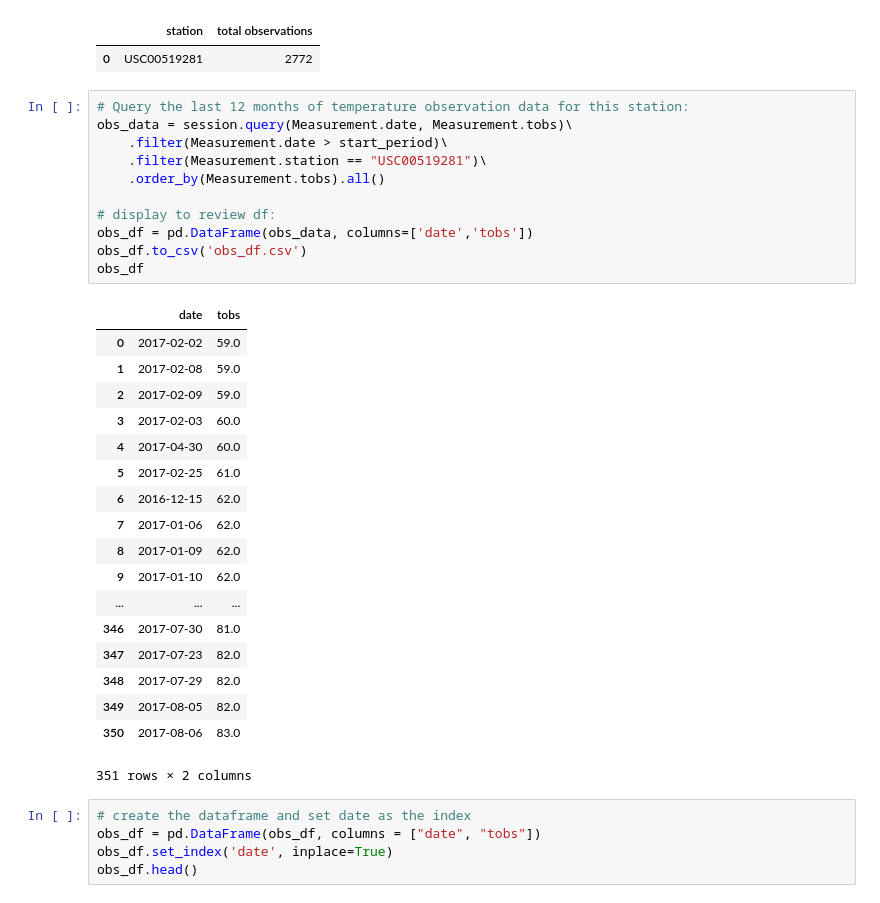
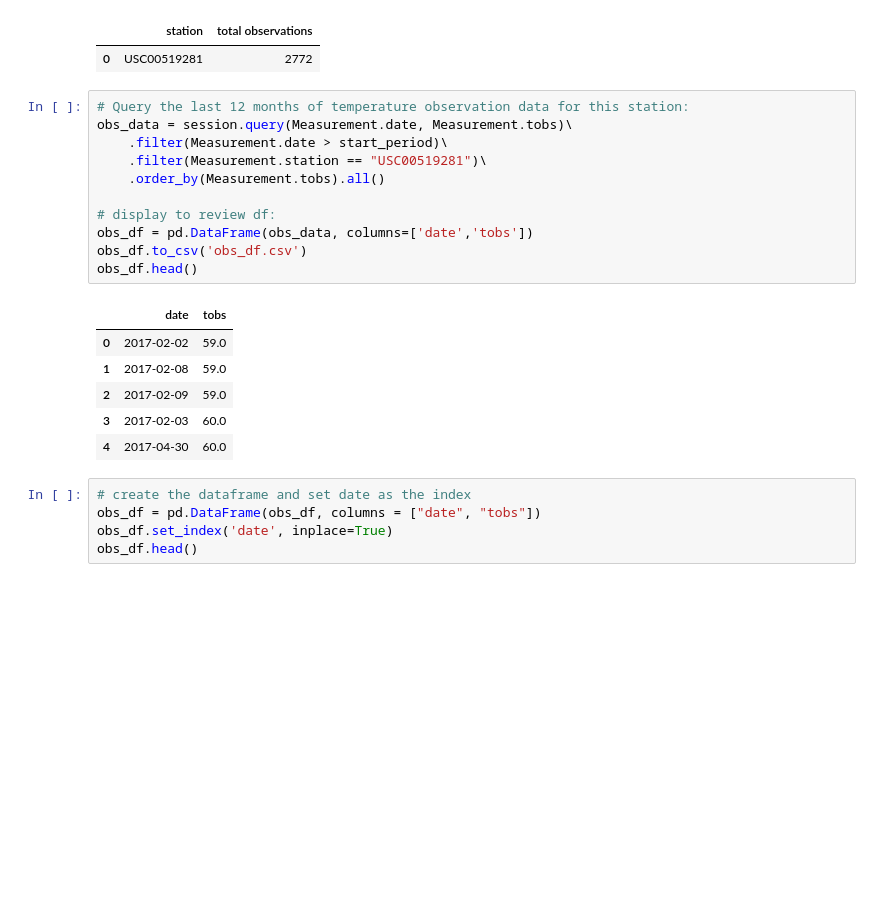
Before and after one commit to roricooper/sql_alchemy-challenge, a Jupyter notebook: climate_app_rori_final.ipynb, the cells around one changed output. Drawn from its saved outputs; the diff is of its cells as text; blank space fills up the shorter version.

```diff
--- a/climate_app_rori_final.ipynb
+++ b/climate_app_rori_final.ipynb
@@ -286,33 +286,21 @@ df_most_active.head(1)
 # %%
 # Query the last 12 months of temperature observation data for this station:
 obs_data = session.query(Measurement.date, Measurement.tobs)\
     .filter(Measurement.date > start_period)\
     .filter(Measurement.station == "USC00519281")\
     .order_by(Measurement.tobs).all()
 
 # display to review df:
 obs_df = pd.DataFrame(obs_data, columns=['date','tobs'])
 obs_df.to_csv('obs_df.csv')
-obs_df
+obs_df.head()
 # %% [output]
 |  | date | tobs |
 | 0 | 2017-02-02 | 59.0 |
 | 1 | 2017-02-08 | 59.0 |
 | 2 | 2017-02-09 | 59.0 |
 | 3 | 2017-02-03 | 60.0 |
 | 4 | 2017-04-30 | 60.0 |
-| 5 | 2017-02-25 | 61.0 |
-| 6 | 2016-12-15 | 62.0 |
-| 7 | 2017-01-06 | 62.0 |
-| 8 | 2017-01-09 | 62.0 |
-| 9 | 2017-01-10 | 62.0 |
-| ... | ... | ... |
-| 346 | 2017-07-30 | 81.0 |
-| 347 | 2017-07-23 | 82.0 |
-| 348 | 2017-07-29 | 82.0 |
-| 349 | 2017-08-05 | 82.0 |
-| 350 | 2017-08-06 | 83.0 |
-351 rows × 2 columns
 # %%
 # create the dataframe and set date as the index
 obs_df = pd.DataFrame(obs_df, columns = ["date", "tobs"])
```
Also changed, not shown: parts of 4 cells of this notebook, 1 other file.
